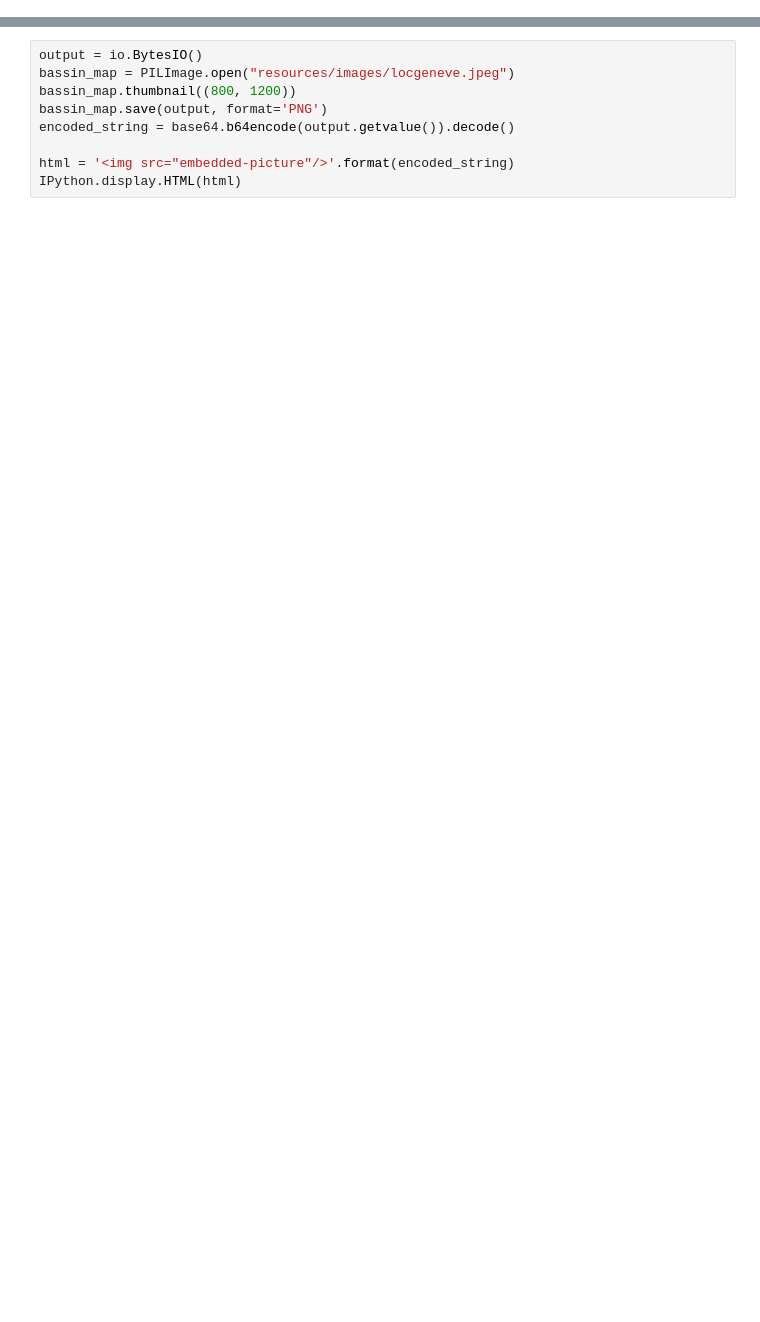
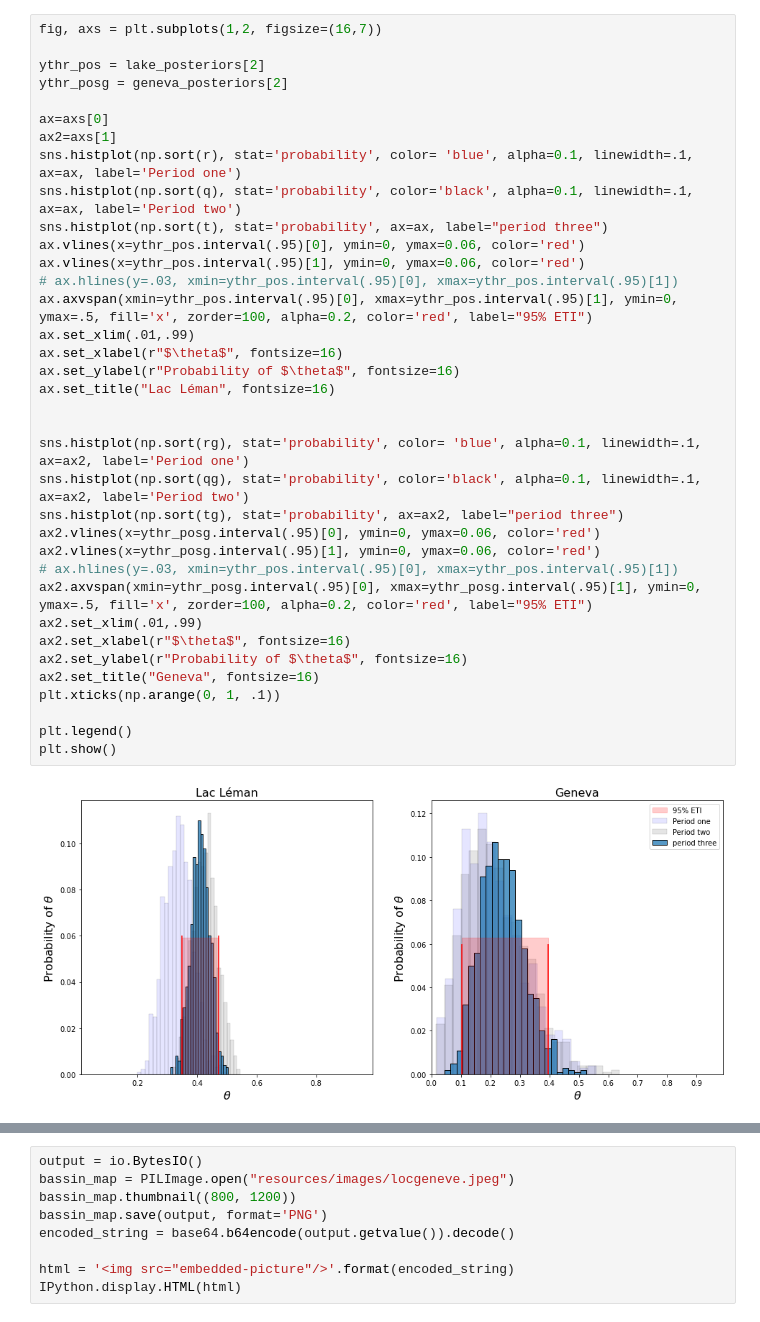
Before and after one commit to hammerdirt-analyst/fhgproducts, a Jupyter notebook: end_period_plastic.ipynb, the cells around one changed output, grey strips where cells are left out. Saved outputs shown, nothing was run; the diff lists cells and outputs as text; blank space fills up the shorter version.

```diff
--- a/end_period_plastic.ipynb
+++ b/end_period_plastic.ipynb
@@ -254,0 +430,38 @@ Index(['survey_key', 'date', 'length', 'area', 'mac_plast_w', 'mic_plas_w',
+# %%
+fig, axs = plt.subplots(1,2, figsize=(16,7))
+
+ythr_pos = lake_posteriors[2]
+ythr_posg = geneva_posteriors[2]
+
+ax=axs[0]
+ax2=axs[1]
+sns.histplot(np.sort(r), stat='probability', color= 'blue', alpha=0.1, linewidth=.1, ax=ax, label='Period one')
+sns.histplot(np.sort(q), stat='probability', color='black', alpha=0.1, linewidth=.1, ax=ax, label='Period two')
+sns.histplot(np.sort(t), stat='probability', ax=ax, label="period three")
+ax.vlines(x=ythr_pos.interval(.95)[0], ymin=0, ymax=0.06, color='red')
+ax.vlines(x=ythr_pos.interval(.95)[1], ymin=0, ymax=0.06, color='red')
+# ax.hlines(y=.03, xmin=ythr_pos.interval(.95)[0], xmax=ythr_pos.interval(.95)[1])
+ax.axvspan(xmin=ythr_pos.interval(.95)[0], xmax=ythr_pos.interval(.95)[1], ymin=0, ymax=.5, fill='x', zorder=100, alpha=0.2, color='red', label="95% ETI")
+ax.set_xlim(.01,.99)
+ax.set_xlabel(r"$\theta$", fontsize=16)
+ax.set_ylabel(r"Probability of $\theta$", fontsize=16)
+ax.set_title("Lac Léman", fontsize=16)
+
+
+sns.histplot(np.sort(rg), stat='probability', color= 'blue', alpha=0.1, linewidth=.1, ax=ax2, label='Period one')
+sns.histplot(np.sort(qg), stat='probability', color='black', alpha=0.1, linewidth=.1, ax=ax2, label='Period two')
+sns.histplot(np.sort(tg), stat='probability', ax=ax2, label="period three")
+ax2.vlines(x=ythr_posg.interval(.95)[0], ymin=0, ymax=0.06, color='red')
+ax2.vlines(x=ythr_posg.interval(.95)[1], ymin=0, ymax=0.06, color='red')
+# ax.hlines(y=.03, xmin=ythr_pos.interval(.95)[0], xmax=ythr_pos.interval(.95)[1])
+ax2.axvspan(xmin=ythr_posg.interval(.95)[0], xmax=ythr_posg.interval(.95)[1], ymin=0, ymax=.5, fill='x', zorder=100, alpha=0.2, color='red', label="95% ETI")
+ax2.set_xlim(.01,.99)
+ax2.set_xlabel(r"$\theta$", fontsize=16)
+ax2.set_ylabel(r"Probability of $\theta$", fontsize=16)
+ax2.set_title("Geneva", fontsize=16)
+plt.xticks(np.arange(0, 1, .1))
+
+plt.legend()
+plt.show()
+# %% [output]
+[figure, added]
```
Also changed, not shown: parts of 52 cells of this notebook, 3 other files.
